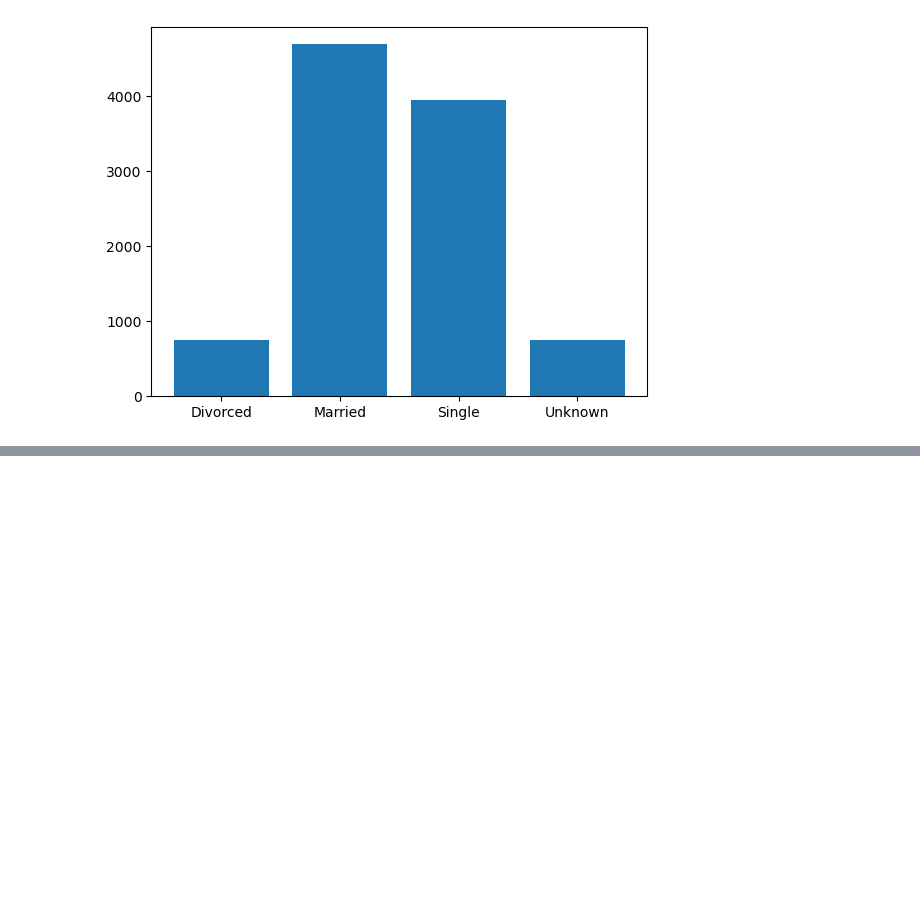
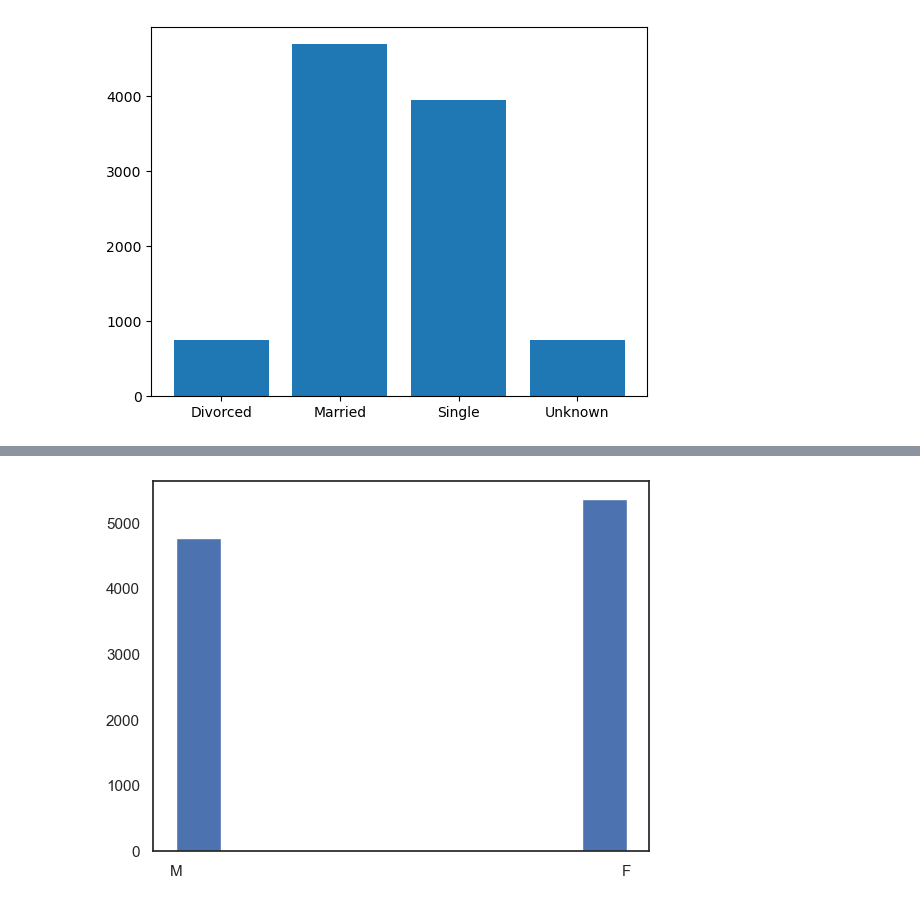
Before and after one commit to liyan0312/Big-Data-and-Machine-Learning, a Jupyter notebook: BankChurners.ipynb, the cells around one changed output, grey strips where cells are left out. Cells and saved outputs as stored; diff of their text form; code cells hidden in the pictures; blank space fills up the shorter version.

```diff
--- a/BankChurners.ipynb
+++ b/BankChurners.ipynb
@@ -228,0 +325,7 @@ df.printSchema()
+# %%
+df = df.withColumn('Gender', when(df['Gender'] == 'Male', 'M').otherwise(df['Gender']))
+sexArr = np.array(df.select('Gender').collect())
+plt.hist(sexArr)
+plt.show()
+# %% [output]
+[figure, added]
```
Also changed, not shown: parts of 67 cells of this notebook.
